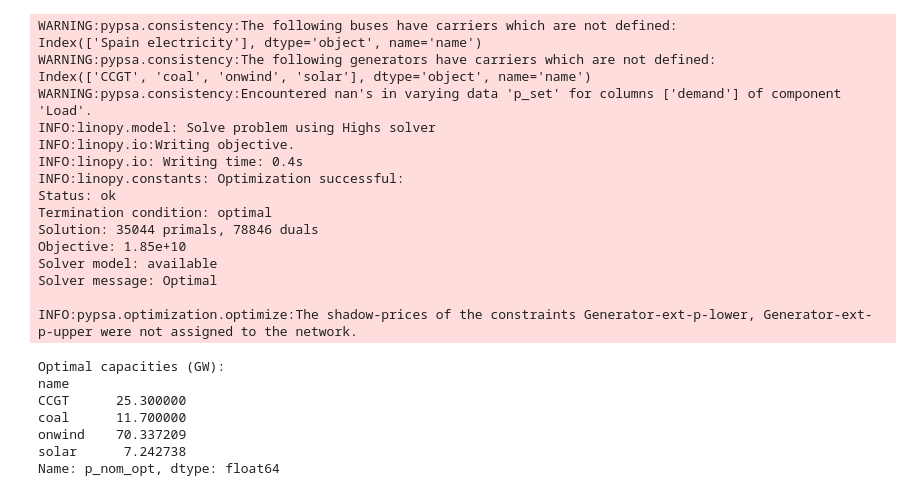
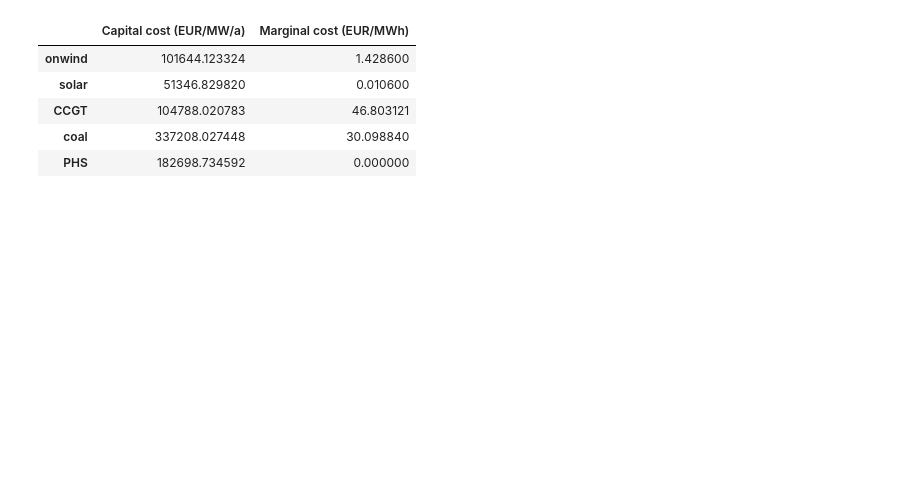
Before and after one commit to martaibaiao/integrated-energy-grids_project, a Jupyter notebook: part1_b.ipynb, the cells around one changed output. Cells and saved outputs as stored; diff of their text form; code cells hidden in the pictures; blank space fills up the shorter version.

```diff
--- a/part1_b.ipynb
+++ b/part1_b.ipynb
@@ -32,10 +27,4 @@ costs.at["CCGT", "fuel"] = costs.at["gas", "fuel"]
 # %%
-# Cost Functions
-
+#calculate annuity
 def annuity(r, n):
     return r / (1.0 - 1.0 / (1.0 + r) ** n)
-
-costs["marginal_cost"] = costs["VOM"] + costs["fuel"] / costs["efficiency"]
-
-annuity_values = costs.apply(lambda x: annuity(x["discount rate"], x["lifetime"]), axis=1)
-costs["capital_cost"] = (annuity_values + costs["FOM"] / 100) * costs["investment"]
@@ -42 +39,19 @@ costs["capital_cost"] = (annuity_values + costs["FOM"] / 100) * costs["investmen
+# %%
+technologies = ["onwind", "solar", "CCGT", "coal", "PHS"]
+
+data = {
+    "Capital cost (EUR/MW/a)": [costs.at[t, "capital_cost"] for t in technologies],
+    "Marginal cost (EUR/MWh)": [costs.at[t, "marginal_cost"] for t in technologies],
+}
+
+cost_table = pd.DataFrame(data, index=technologies)
+
+cost_table
+# %% [output]
+|  | Capital cost (EUR/MW/a) | Marginal cost (EUR/MWh) |
+| onwind | 101644.123324 | 1.428600 |
+| solar | 51346.829820 | 0.010600 |
+| CCGT | 104788.020783 | 46.803121 |
+| coal | 337208.027448 | 30.098840 |
+| PHS | 182698.734592 | 0.000000 |
 # %%
@@ -108,31 +67,0 @@ n.add("Generator", "solar",
-# %%
-# Fix & Optimize
-n.optimize(solver_name="highs")
-
-print("\nOptimal capacities (GW):")
-print(n.generators.p_nom_opt / 1000)
-# %% [output]
-WARNING:pypsa.consistency:The following buses have carriers which are not defined:
-Index(['Spain electricity'], dtype='object', name='name')
-WARNING:pypsa.consistency:The following generators have carriers which are not defined:
-Index(['CCGT', 'coal', 'onwind', 'solar'], dtype='object', name='name')
-WARNING:pypsa.consistency:Encountered nan's in varying data 'p_set' for columns ['demand'] of component 'Load'.
-INFO:linopy.model: Solve problem using Highs solver
-INFO:linopy.io:Writing objective.
-INFO:linopy.io: Writing time: 0.4s
-INFO:linopy.constants: Optimization successful:
-Status: ok
-Termination condition: optimal
-Solution: 35044 primals, 78846 duals
-Objective: 1.85e+10
-Solver model: available
-Solver message: Optimal
-
-INFO:pypsa.optimization.optimize:The shadow-prices of the constraints Generator-ext-p-lower, Generator-ext-p-upper were not assigned to the network.
-Optimal capacities (GW):
-name
-CCGT      25.300000
-coal      11.700000
-onwind    70.337209
-solar      7.242738
-Name: p_nom_opt, dtype: float64
```
Also changed, not shown: parts of 20 cells of this notebook, 7 other files.
